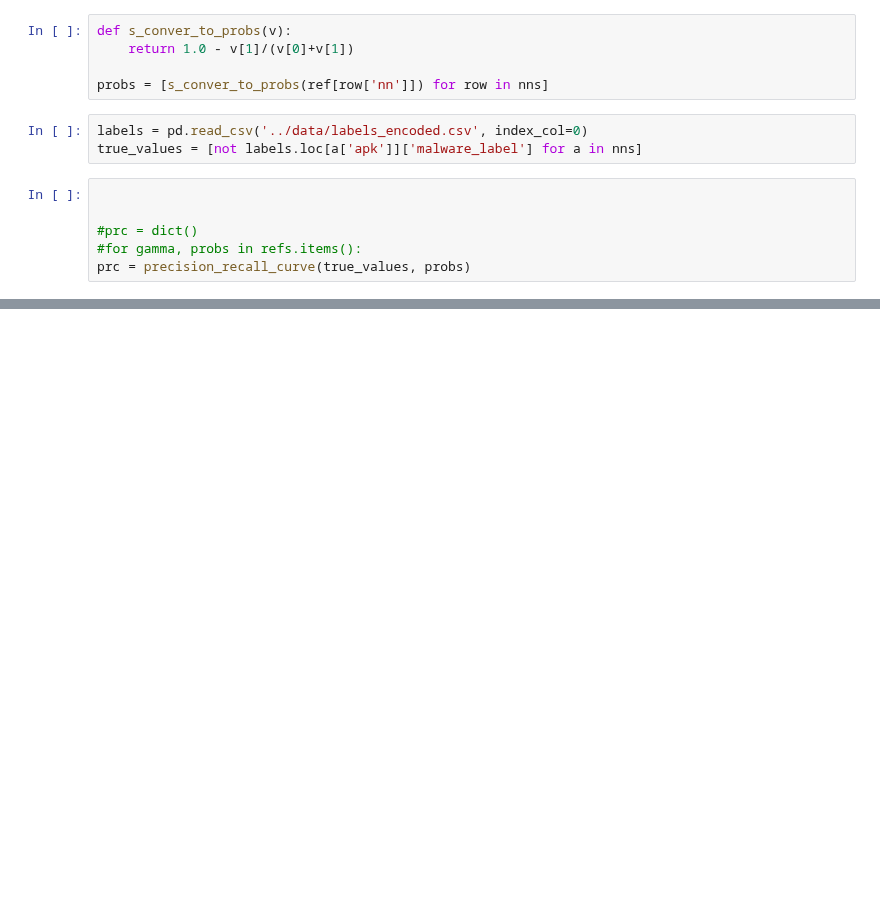
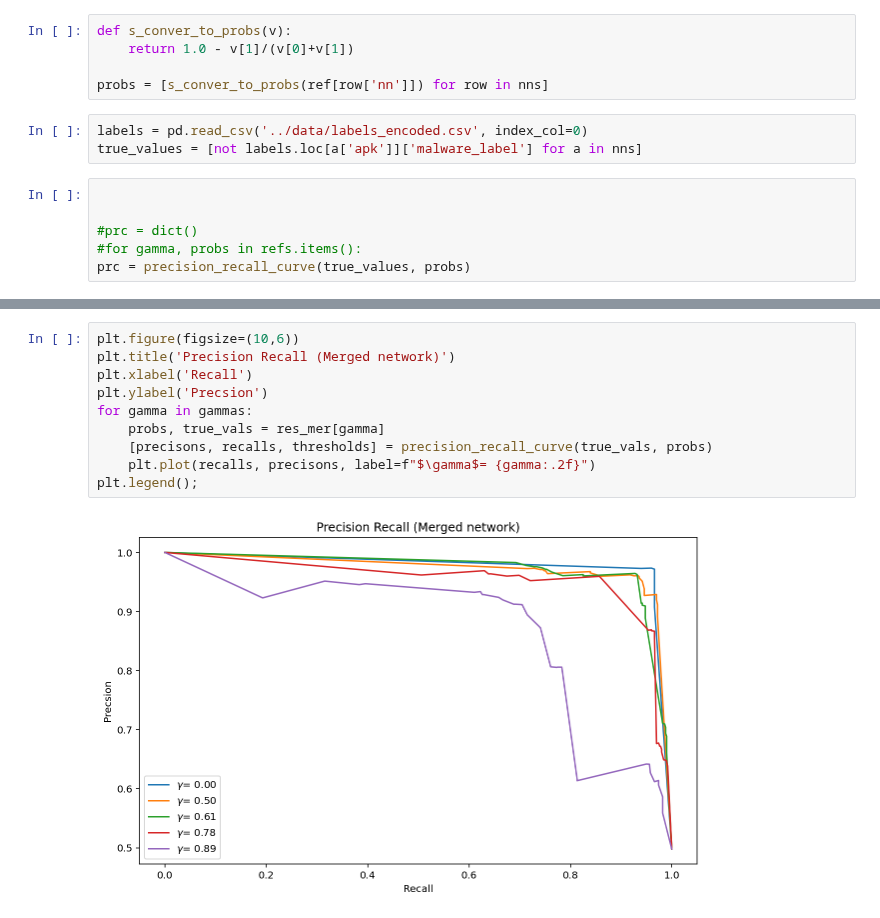
Before and after one commit to jrybicki-jsc/smms, a Jupyter notebook: graphla/netprediction.ipynb, the cells around one changed output, grey strips where cells are left out. Drawn from its saved outputs; the diff is of its cells as text; blank space fills up the shorter version.

```diff
--- a/graphla/netprediction.ipynb
+++ b/graphla/netprediction.ipynb
@@ -305,0 +265,12 @@ plt.plot(recalls, precisons, label=f"$\gamma$= {gamma:.2f}");
+# %%
+plt.figure(figsize=(10,6))
+plt.title('Precision Recall (Merged network)')
+plt.xlabel('Recall')
+plt.ylabel('Precsion')
+for gamma in gammas:
+    probs, true_vals = res_mer[gamma]
+    [precisons, recalls, thresholds] = precision_recall_curve(true_vals, probs)
+    plt.plot(recalls, precisons, label=f"$\gamma$= {gamma:.2f}")
+plt.legend();
+# %% [output]
+[figure, added]
```
Also changed, not shown: parts of 15 cells of this notebook.
